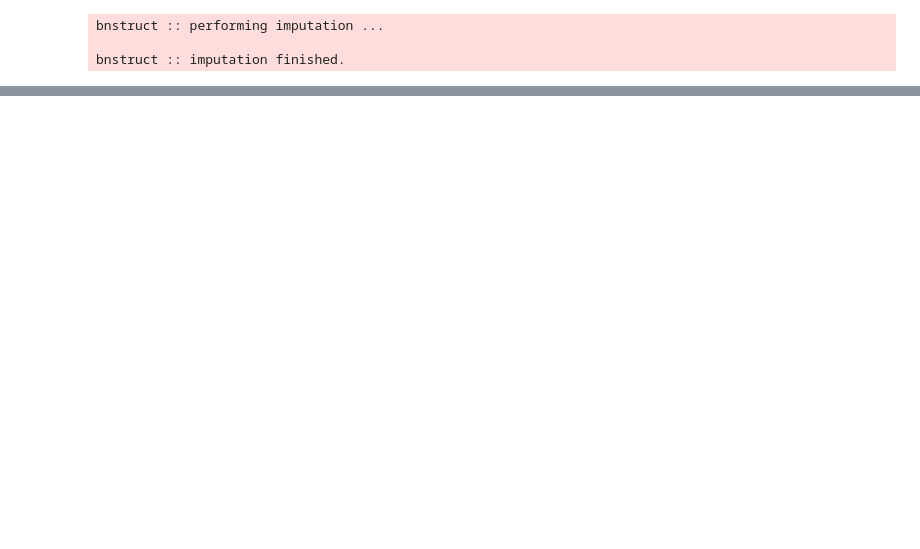
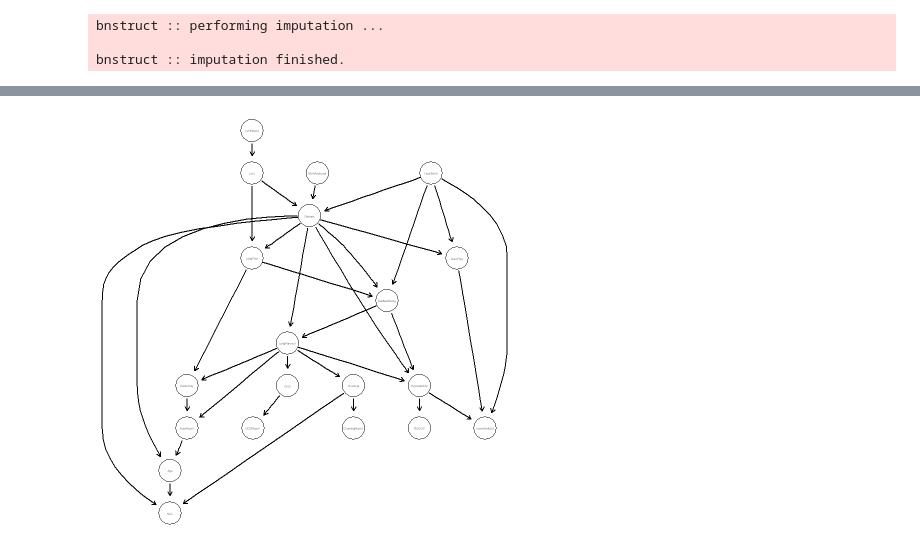
Before and after one commit to GiovanniZago/Bayesian-Networks, a Jupyter notebook: K2_child_analysis .ipynb, the cells around one changed output, grey strips where cells are left out. Cells and saved outputs as stored; diff of their text form; code cells hidden in the pictures; blank space fills up the shorter version.

```diff
--- a/K2_child_analysis .ipynb
+++ b/K2_child_analysis .ipynb
@@ -68,0 +108,3 @@ score(dag, data = DF, type = 'bic')
+# %%
+dataset <- child()
+net <- BN(dataset)
@@ -68,0 +124,2 @@ score(dag, data = DF, type = 'bic')
+# %%
+net <- learn.network(dataset)
@@ -68,0 +154,4 @@ score(dag, data = DF, type = 'bic')
+# %%
+plot(net)
+# %% [output]
+[figure, added]
```
Also changed, not shown: parts of 14 cells of this notebook, 7 other files.
